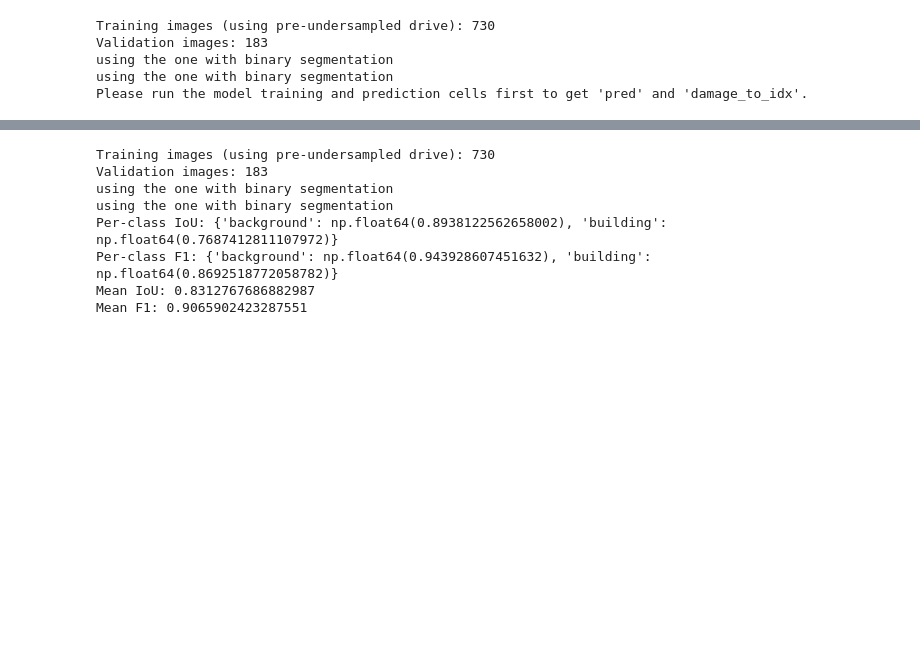
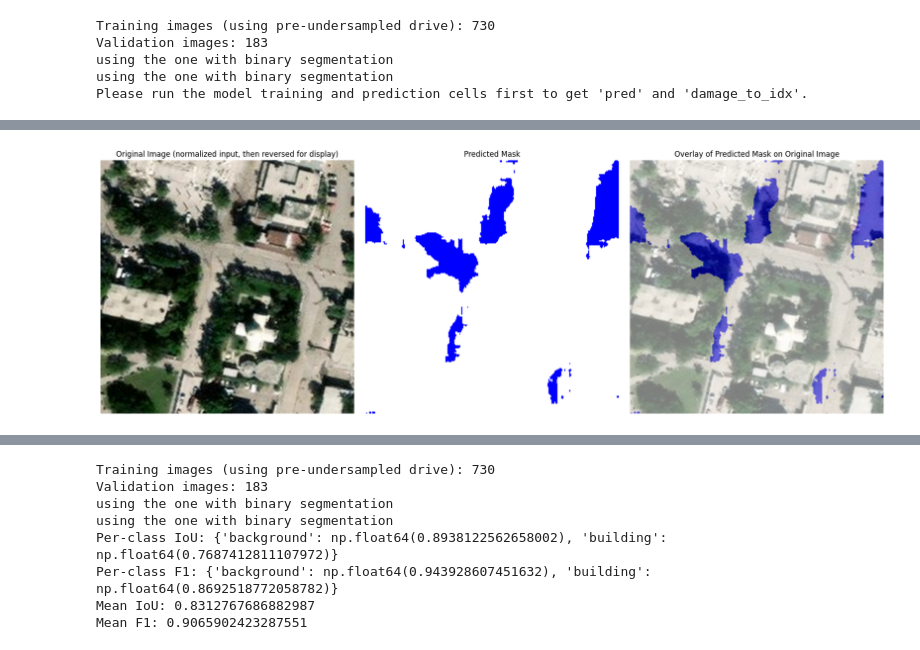
Before and after one commit to YWCat/segmentation-earthquake-damage-assessment, a Jupyter notebook: unet-roads.ipynb, the cells around one changed output, grey strips where cells are left out. Saved outputs shown, nothing was run; the diff lists cells and outputs as text; code cells hidden in the pictures; blank space fills up the shorter version.

```diff
--- a/unet-roads.ipynb
+++ b/unet-roads.ipynb
@@ -585,7 +597,7 @@ dataloader = get_data_loaders(batch_size=1)
 # Get a sample from the validation dataset
 val_dataset = dataloader['val']
 
-device = torch.device("cuda:0" if torch.cuda.is_available() else "cpu")
+device = torch.device("mps" if torch.backends.mps.is_available() else "cpu")
 def plot_probability_maps(predictions, damage_to_idx, image_index=0):
     """
     Plots per-class probability maps from model outputs of shape (B, C, H, W).
@@ -636,3 +648,80 @@ Validation images: 183
 using the one with binary segmentation
 using the one with binary segmentation
 Please run the model training and prediction cells first to get 'pred' and 'damage_to_idx'.
+# %%
+def preprocess_image_for_model(image_path, image_size=(256, 256)):
+    """Apply the same preprocessing used by get_data_loaders."""
+    image = load_and_preprocess(image_path)  # (C, H, W), float32 in [0,1] after robust scaling
+
+    # Keep RGB channels for a 3-channel model.
+    if image.shape[0] >= 3:
+        image_pil = Image.fromarray((image[:3].transpose(1, 2, 0) * 255).astype(np.uint8))
+    elif image.shape[0] == 1:
+        gray = (image.squeeze(0) * 255).astype(np.uint8)
+        image_pil = Image.fromarray(gray).convert("RGB")
+    else:
+        raise ValueError(f"Unsupported image channel count: {image.shape[0]}")
+
+    mean = [0.485, 0.456, 0.406]
+    std = [0.229, 0.224, 0.225]
+    infer_transform = transforms.Compose([
+        transforms.Resize(image_size),
+        transforms.ToTensor(),
+        transforms.Normalize(mean=mean, std=std),
+    ])
+    return infer_transform(image_pil).unsqueeze(0)  # (1, 3, H, W)
+
+def display_prediction(image_tensor, pred, idx=0):
+    # image_tensor is normalized; reverse_transform expects (C, H, W) tensor on CPU
+
+    # The loss functions include the sigmoid function. Apply sigmoid to get probabilities.
+    pred = F.sigmoid(pred)
+    pred = pred.data.cpu().numpy()
+    print(pred.shape)
+
+    pred_rgb = [masks_to_colorimg(x, threshold = 0.5) for x in pred]
+
+    #plot_side_by_side([input_images_rgb, target_masks_rgb, pred_rgb])
+    img_display = reverse_transform(image_tensor[idx].detach().cpu())
+
+    fig, axes = plt.subplots(1, 3, figsize=(18, 6))
+    axes[0].imshow(img_display)
+    axes[0].set_title('Original Image (normalized input, then reversed for display)')
+    axes[0].axis('off')
+
+    im = axes[1].imshow(pred_rgb[idx])
+    axes[1].set_title('Predicted Mask')
+    axes[1].axis('off')
+
+    #overlay the predicted mask on the original image
+    axes[2].imshow(img_display)
+    axes[2].imshow(pred_rgb[idx], alpha=0.5, vmin=0, vmax=3, cmap='viridis')
+    axes[2].set_title('Overlay of Predicted Mask on Original Image')
+    axes[2].axis('off')
+
+    plt.tight_layout()
+    plt.show()
+
+
+image_path_pre_disaster = "/Users/yujiewu/SP/haiti_cropped_smaller/images-pre-disaster/haiti-earthquake_pre_disaster_0134.tif"
+image_path = "/Users/yujiewu/SP/haiti_cropped_smaller/images/haiti-earthquake_post_disaster_0134.tif"
+
+image_tensor = preprocess_image_for_model(image_path).to(device)
+image_pre_disaster_tensor = preprocess_image_for_model(image_path_pre_disaster).to(device)
+print("Inference tensor shape:", image_tensor.shape)
+
+# Use the currently trained model if available
+model.eval()
+with torch.no_grad():
+    pred = model(image_tensor)
+    pred_pre_disaster = model(image_pre_disaster_tensor)
+
+print("post-disaster")
+
+display_prediction(image_tensor, pred, idx=0)
+#plot_probability_maps(pred, damage_to_idx, image_index=0)
+print("pre-disaster")
+
+display_prediction(image_pre_disaster_tensor, pred_pre_disaster, idx=0)
+#plot_probability_maps(pred_pre_disaster, damage_to_idx, image_index=0)
+# %% [output]
@@ -638,0 +731 @@ Please run the model training and prediction cells first to get 'pred' and 'dama
+[figure, added]
```
Also changed, not shown: parts of 5 cells of this notebook, 7 other files.
